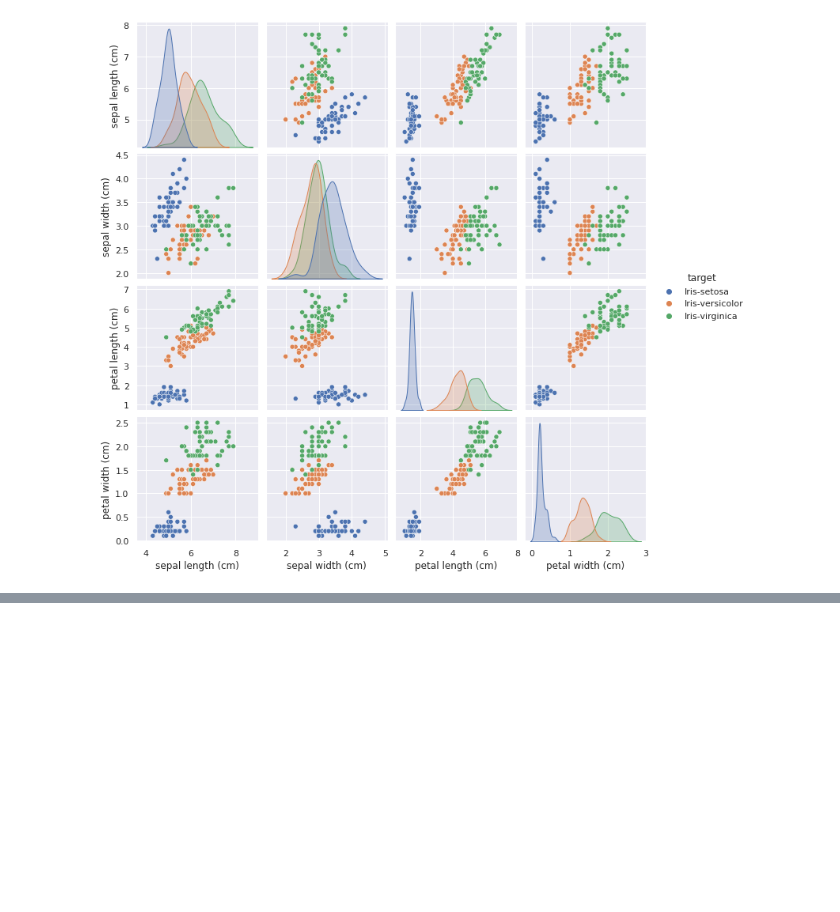
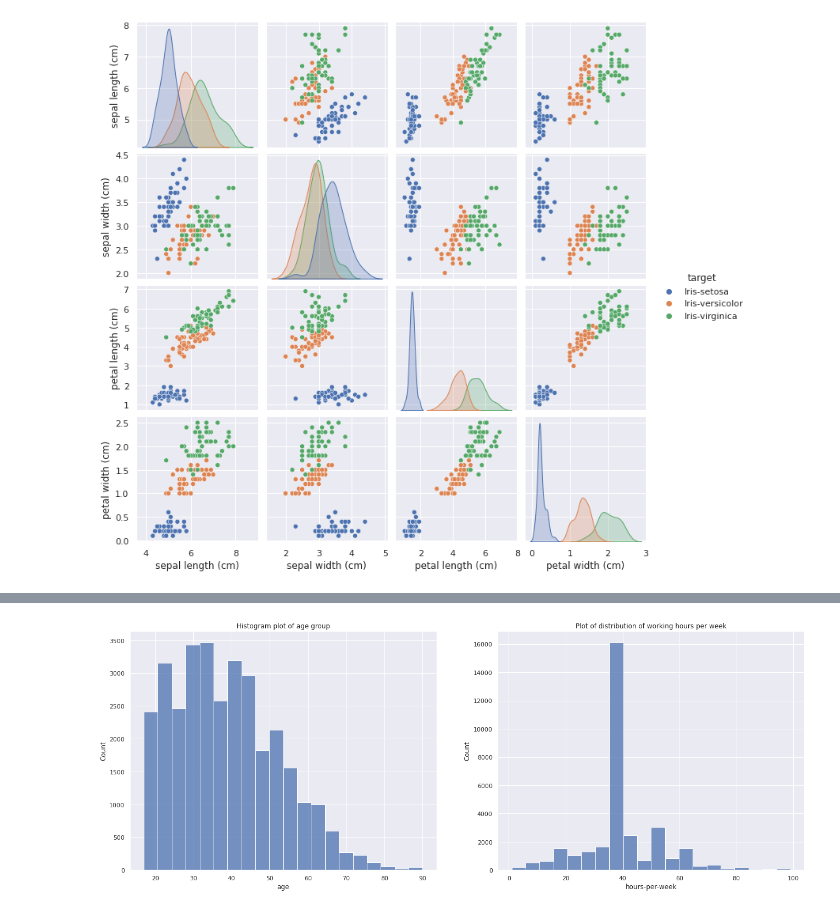
Before and after one commit to shivaprasad0411/Lab-5-Exploratory-Data-Analysis, a Jupyter notebook: B20AI057_Lab_5.ipynb, the cells around one changed output, grey strips where cells are left out. Drawn from its saved outputs; the diff is of its cells as text; code cells hidden in the pictures; blank space fills up the shorter version.

```diff
--- a/B20AI057_Lab_5.ipynb
+++ b/B20AI057_Lab_5.ipynb
@@ -34,0 +105,13 @@ plt.show()
+# %%
+# histogram plot to visualize the distribution of age group and working hours per week
+fig,axes = plt.subplots(1,2,figsize=(22,8))
+
+sns.histplot(adult_data['age'], bins=20,ax=axes[0])
+axes[0].set_title("Histogram plot of age group")
+
+sns.histplot(adult_data['hours-per-week'], bins=20,ax=axes[1])
+axes[1].set_title("Plot of distribution of working hours per week")
+
+plt.show()
+# %% [output]
+[figure, added]
```
Also changed, not shown: parts of 11 cells of this notebook.
